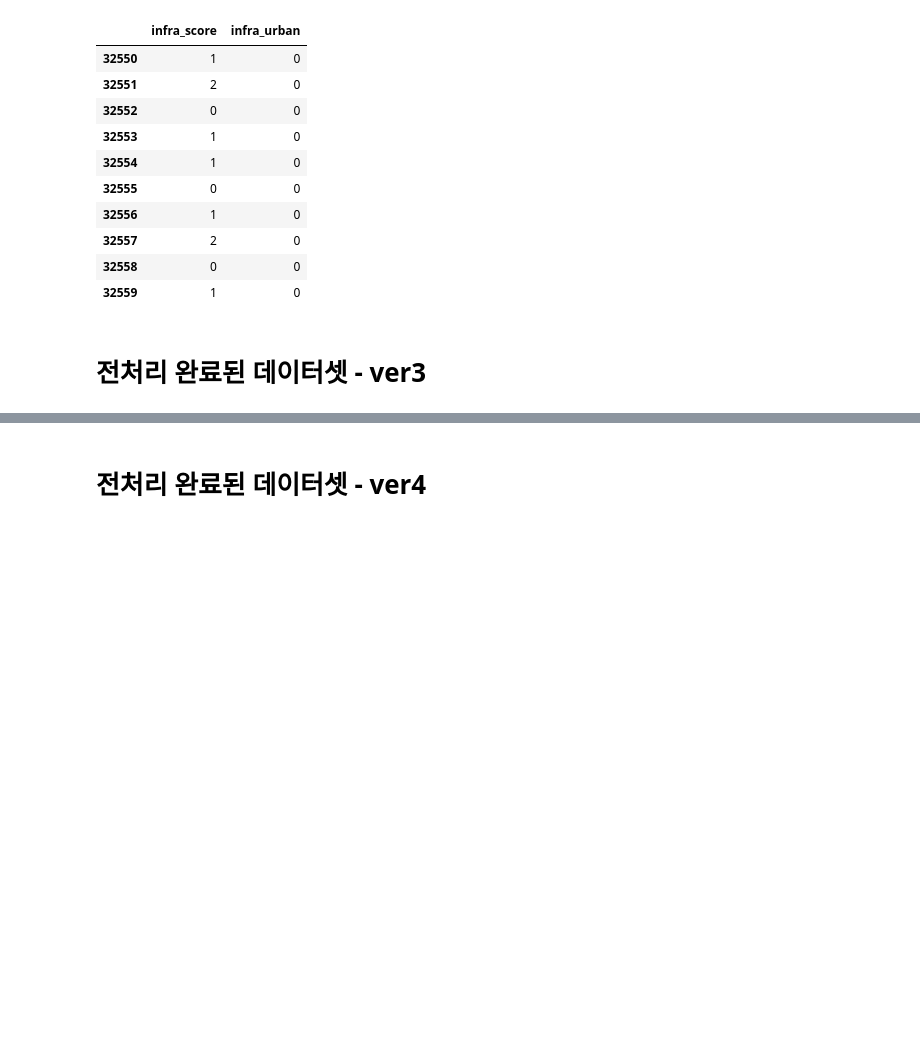
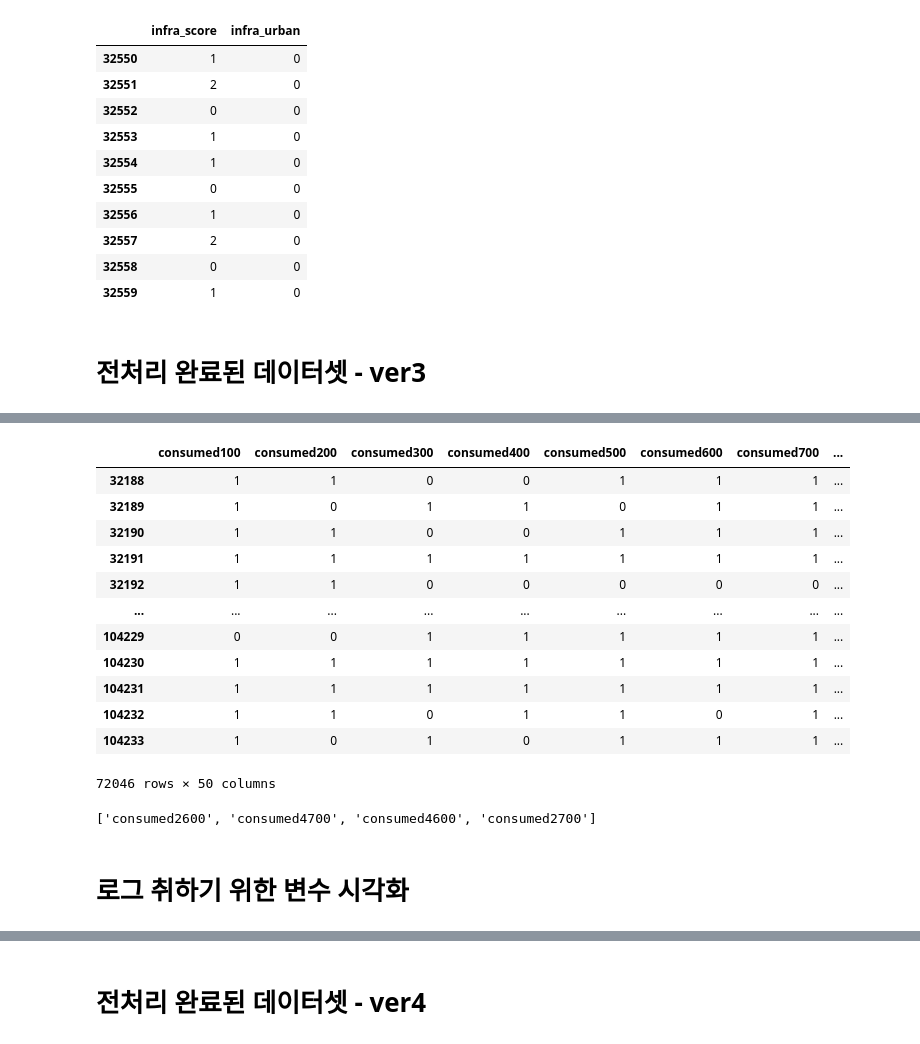
Before and after one commit to yuhui-0611/contest, a Jupyter notebook: Poverty_Prediction_Challenge_plus_processing.ipynb, the cells around one changed output, grey strips where cells are left out. Drawn from its saved outputs; the diff is of its cells as text; code cells hidden in the pictures; blank space fills up the shorter version.

```diff
--- a/Poverty_Prediction_Challenge_plus_processing.ipynb
+++ b/Poverty_Prediction_Challenge_plus_processing.ipynb
@@ -1143,0 +1168,36 @@ X_tr.loc[X_tr["urban"] == "Rural", ["infra_score", "infra_urban"]].head(10)
+# %%
+consumed_cols = [c for c in X_tr.columns if c.startswith("consumed")]
+# %%
+X_tr[consumed_cols]
+# %% [output]
+|  | consumed100 | consumed200 | consumed300 | consumed400 | consumed500 | consumed600 | consumed700 | ... |
+| 32188 | 1 | 1 | 0 | 0 | 1 | 1 | 1 | ... |
+| 32189 | 1 | 0 | 1 | 1 | 0 | 1 | 1 | ... |
+| 32190 | 1 | 1 | 0 | 0 | 1 | 1 | 1 | ... |
+| 32191 | 1 | 1 | 1 | 1 | 1 | 1 | 1 | ... |
+| 32192 | 1 | 1 | 0 | 0 | 0 | 0 | 0 | ... |
+| ... | ... | ... | ... | ... | ... | ... | ... | ... |
+| 104229 | 0 | 0 | 1 | 1 | 1 | 1 | 1 | ... |
+| 104230 | 1 | 1 | 1 | 1 | 1 | 1 | 1 | ... |
+| 104231 | 1 | 1 | 1 | 1 | 1 | 1 | 1 | ... |
+| 104232 | 1 | 1 | 0 | 1 | 1 | 0 | 1 | ... |
+| 104233 | 1 | 0 | 1 | 0 | 1 | 1 | 1 | ... |
+72046 rows × 50 columns
+# %%
+## sumconsumed 만들기 ##
+
+for df in [X_tr, X_val, X_test]:
+    df["sumconsumed"] = df[consumed_cols].sum(axis=1)
+
+# 타깃과의 상관계수 계산
+corr = (
+    X_tr[consumed_cols]
+    .corrwith(y_tr)
+    .abs()
+    .sort_values(ascending=False)
+)
+
+top4_consumed = corr.head(4).index.tolist()
+top4_consumed
+# %% [output]
+['consumed2600', 'consumed4700', 'consumed4600', 'consumed2700']
@@ -1143,0 +1222,2 @@ X_tr.loc[X_tr["urban"] == "Rural", ["infra_score", "infra_urban"]].head(10)
+# %% [markdown]
+# 로그 취하기 위한 변수 시각화
```
Also changed, not shown: parts of 12 cells of this notebook.
